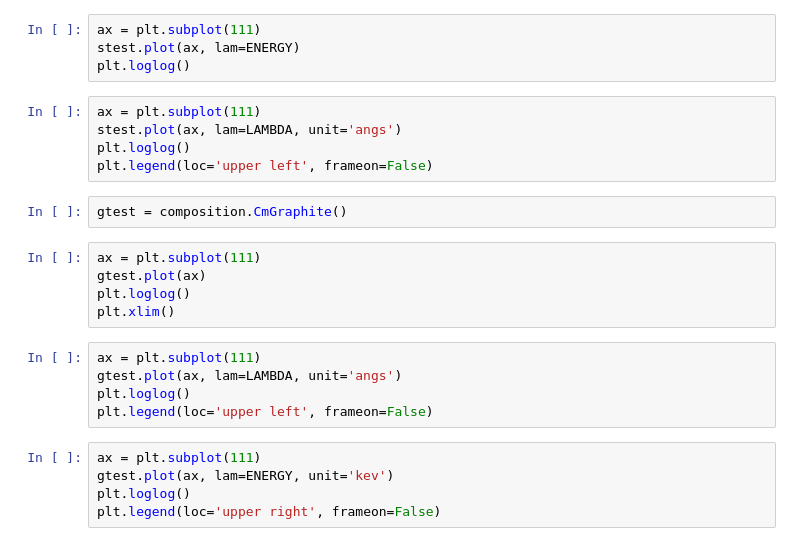
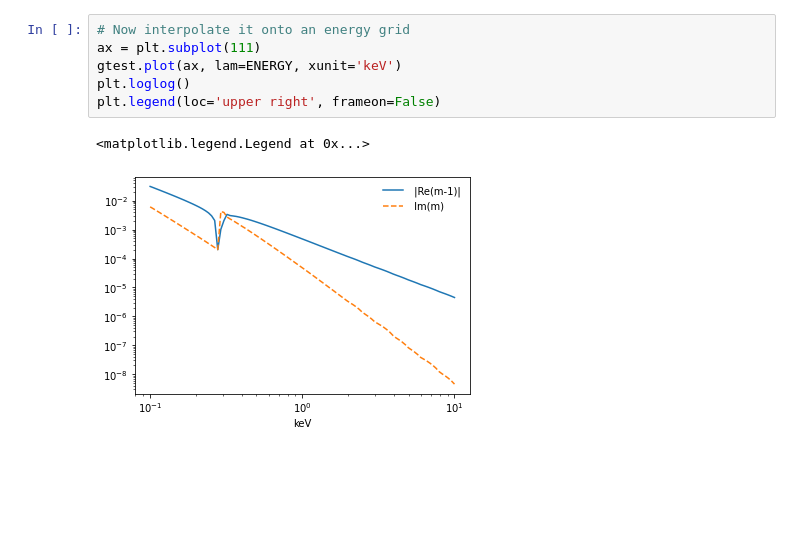
Before and after one commit to eblur/newdust, a Jupyter notebook: examples/plot_cmindex.ipynb, the cells around one changed output. Cells and saved outputs as stored; diff of their text form; blank space fills up the shorter version.

```diff
--- a/examples/plot_cmindex.ipynb
+++ b/examples/plot_cmindex.ipynb
@@ -27,26 +92,9 @@ plt.loglog()
 # %%
+# Now interpolate it onto an energy grid
 ax = plt.subplot(111)
-stest.plot(ax, lam=ENERGY)
+gtest.plot(ax, lam=ENERGY, xunit='keV')
 plt.loglog()
+plt.legend(loc='upper right', frameon=False)
+# %% [output]
+<matplotlib.legend.Legend at 0x...>
+[figure, added]
-# %%
-ax = plt.subplot(111)
-stest.plot(ax, lam=LAMBDA, unit='angs')
-plt.loglog()
-plt.legend(loc='upper left', frameon=False)
-# %%
-gtest = composition.CmGraphite()
-# %%
-ax = plt.subplot(111)
-gtest.plot(ax)
-plt.loglog()
-plt.xlim()
-# %%
-ax = plt.subplot(111)
-gtest.plot(ax, lam=LAMBDA, unit='angs')
-plt.loglog()
-plt.legend(loc='upper left', frameon=False)
-# %%
-ax = plt.subplot(111)
-gtest.plot(ax, lam=ENERGY, unit='kev')
-plt.loglog()
-plt.legend(loc='upper right', frameon=False)
```
Also changed, not shown: parts of 19 cells of this notebook, 4 other files.
